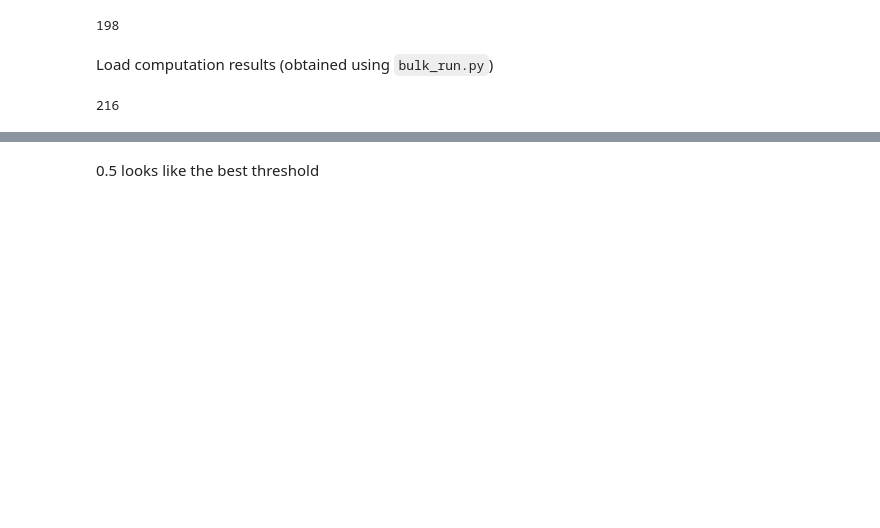
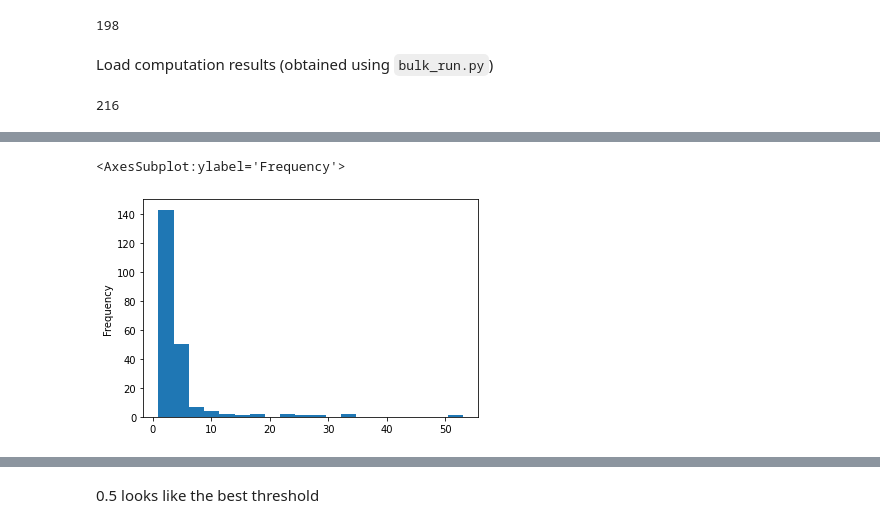
Before and after one commit to D2KLab/FaceRec, a Jupyter notebook: evaluation/evaluation_antract.ipynb, the cells around one changed output, grey strips where cells are left out. Drawn from its saved outputs; the diff is of its cells as text; code cells hidden in the pictures; blank space fills up the shorter version.

```diff
--- a/evaluation/evaluation_antract.ipynb
+++ b/evaluation/evaluation_antract.ipynb
@@ -108,3 +155,8 @@ df_dataset['label'] = df_dataset['person'].apply(lambda x: model_names[str(x)])
+# %%
+df_dataset['duration'].plot.hist(bins=20)
+# %% [output]
+<AxesSubplot:ylabel='Frequency'>
+[figure, added]
 # %%
 classes = [str(p) for p in df_dataset['label'].unique()]
 
```
Also changed, not shown: parts of 26 cells of this notebook, 13 other files.
